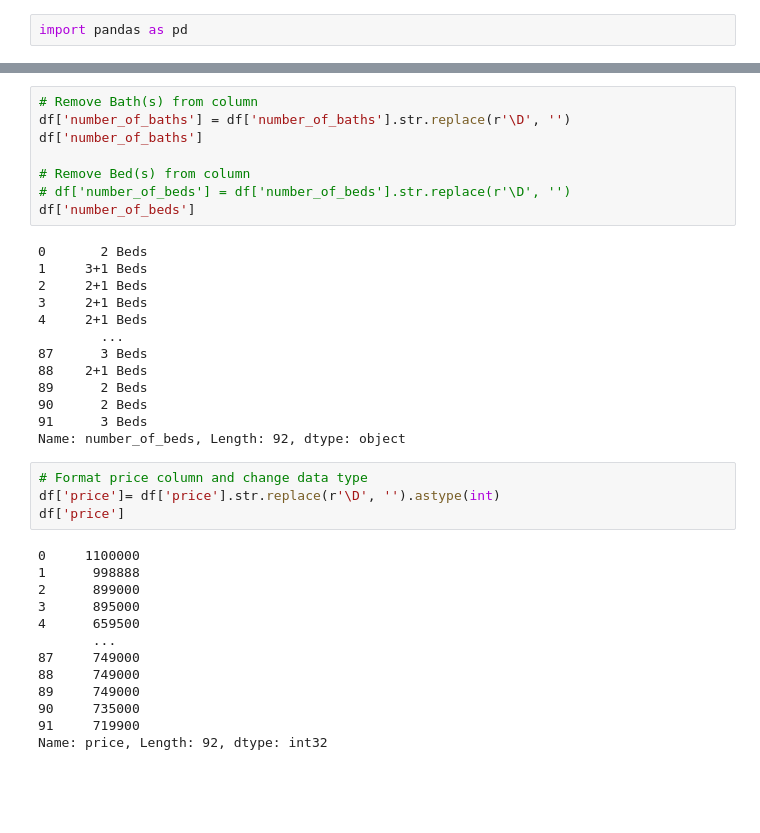
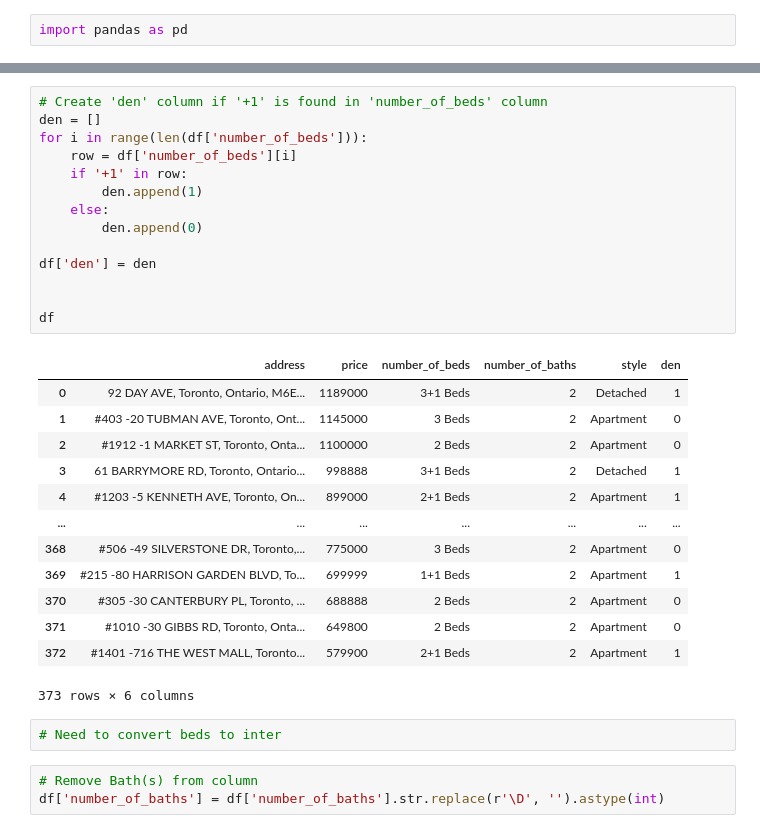
Before and after one commit to VincentGordon-Data-Analyst/final-project, a Jupyter notebook: Web Scraping/predicting_housing_price.ipynb, the cells around one changed output, grey strips where cells are left out. Cells and saved outputs as stored; diff of their text form; blank space fills up the shorter version.

Commit message:
Tried converting object to int with bed column

```diff
--- a/Web Scraping/predicting_housing_price.ipynb
+++ b/Web Scraping/predicting_housing_price.ipynb
@@ -32,41 +43,36 @@ memory usage: 3.7+ KB
+# %%
+# Create 'den' column if '+1' is found in 'number_of_beds' column
+den = []
+for i in range(len(df['number_of_beds'])):
+    row = df['number_of_beds'][i]
+    if '+1' in row:
+        den.append(1)
+    else:
+        den.append(0)
+
+df['den'] = den
+
+
+df
+# %% [output]
+|  | address | price | number_of_beds | number_of_baths | style | den |
+| 0 | 92 DAY AVE, Toronto, Ontario, M6E... | 1189000 | 3+1 Beds | 2 | Detached | 1 |
+| 1 | #403 -20 TUBMAN AVE, Toronto, Ont... | 1145000 | 3 Beds | 2 | Apartment | 0 |
+| 2 | #1912 -1 MARKET ST, Toronto, Onta... | 1100000 | 2 Beds | 2 | Apartment | 0 |
+| 3 | 61 BARRYMORE RD, Toronto, Ontario... | 998888 | 3+1 Beds | 2 | Detached | 1 |
+| 4 | #1203 -5 KENNETH AVE, Toronto, On... | 899000 | 2+1 Beds | 2 | Apartment | 1 |
+| ... | ... | ... | ... | ... | ... | ... |
+| 368 | #506 -49 SILVERSTONE DR, Toronto,... | 775000 | 3 Beds | 2 | Apartment | 0 |
+| 369 | #215 -80 HARRISON GARDEN BLVD, To... | 699999 | 1+1 Beds | 2 | Apartment | 1 |
+| 370 | #305 -30 CANTERBURY PL, Toronto, ... | 688888 | 2 Beds | 2 | Apartment | 0 |
+| 371 | #1010 -30 GIBBS RD, Toronto, Onta... | 649800 | 2 Beds | 2 | Apartment | 0 |
+| 372 | #1401 -716 THE WEST MALL, Toronto... | 579900 | 2+1 Beds | 2 | Apartment | 1 |
+373 rows × 6 columns
+# %%
+# Need to convert beds to inter
 # %%
 # Remove Bath(s) from column
-df['number_of_baths'] = df['number_of_baths'].str.replace(r'\D', '')
-df['number_of_baths']
-
-# Remove Bed(s) from column
-# df['number_of_beds'] = df['number_of_beds'].str.replace(r'\D', '')
-df['number_of_beds']
+df['number_of_baths'] = df['number_of_baths'].str.replace(r'\D', '').astype(int)
-# %% [output]
-0       2 Beds
-1     3+1 Beds
-2     2+1 Beds
-3     2+1 Beds
-4     2+1 Beds
-        ...
-87      3 Beds
-88    2+1 Beds
-89      2 Beds
-90      2 Beds
-91      3 Beds
-Name: number_of_beds, Length: 92, dtype: object
-# %%
-# Format price column and change data type
-df['price']= df['price'].str.replace(r'\D', '').astype(int)
-df['price']
-# %% [output]
-0     1100000
-1      998888
-2      899000
-3      895000
-4      659500
-       ...
-87     749000
-88     749000
-89     749000
-90     735000
-91     719900
-Name: price, Length: 92, dtype: int32
 # %%
 df.info()
 # %% [output]
```
Also changed, not shown: parts of 5 cells of this notebook, 2 other files.
